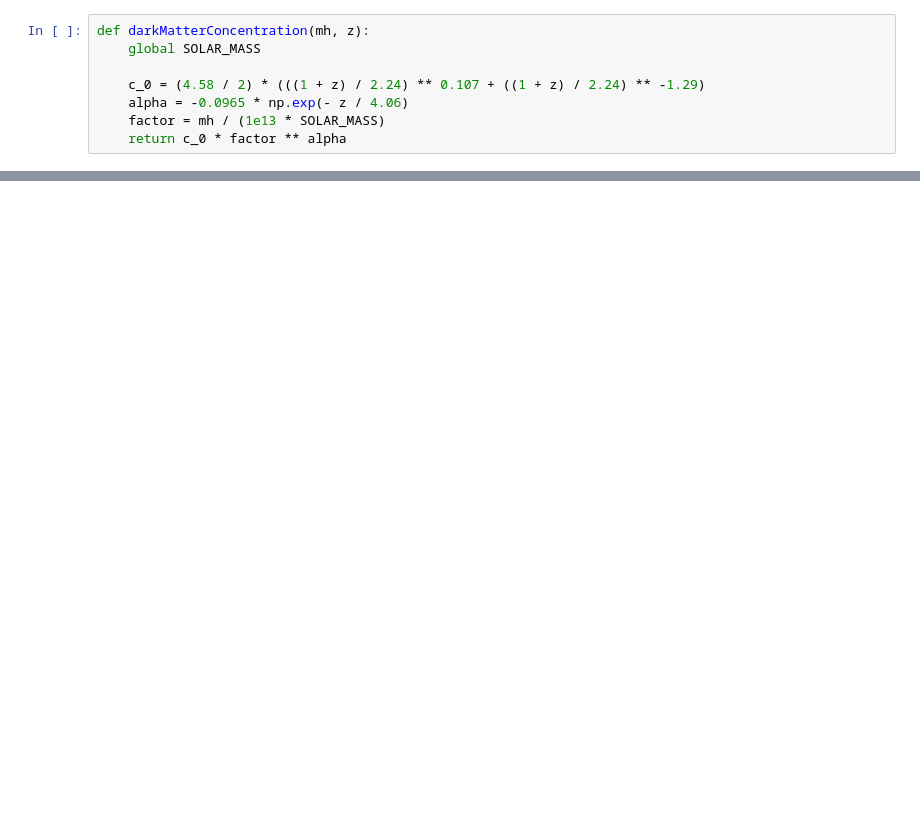
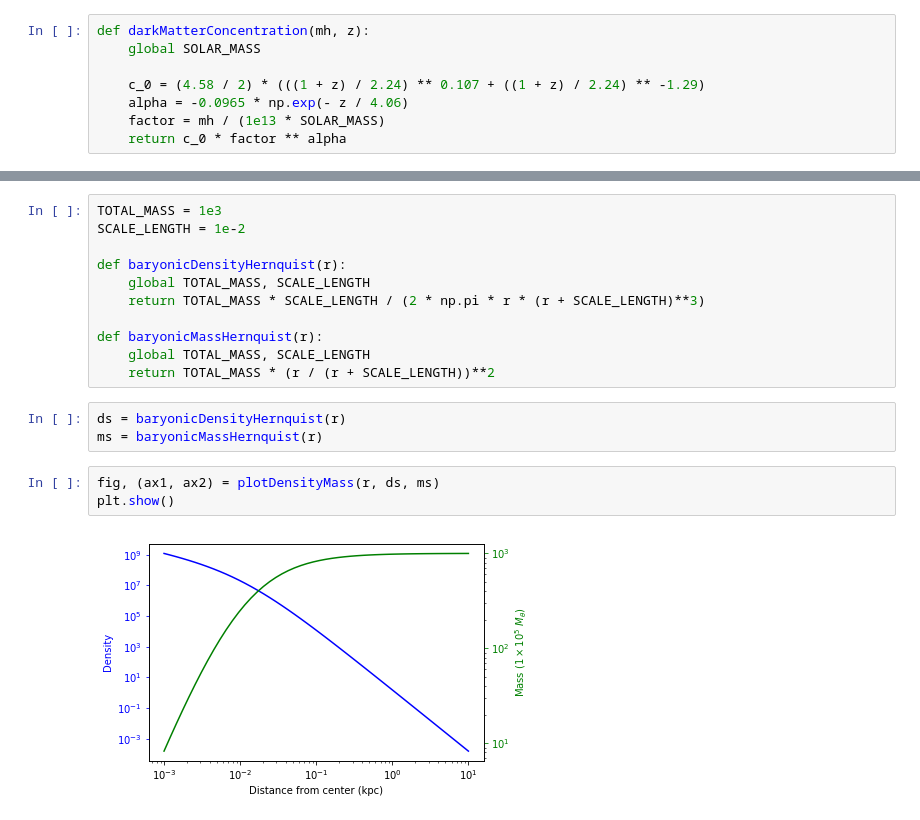
Before and after one commit to jsbarbosa/TesisFisica, a Jupyter notebook: Files/Week 3/BaseCase.ipynb, the cells around one changed output, grey strips where cells are left out. Cells and saved outputs as stored; diff of their text form; blank space fills up the shorter version.

```diff
--- a/Files/Week 3/BaseCase.ipynb
+++ b/Files/Week 3/BaseCase.ipynb
@@ -164,0 +279,19 @@ plt.show()
+# %%
+TOTAL_MASS = 1e3
+SCALE_LENGTH = 1e-2
+
+def baryonicDensityHernquist(r):
+    global TOTAL_MASS, SCALE_LENGTH
+    return TOTAL_MASS * SCALE_LENGTH / (2 * np.pi * r * (r + SCALE_LENGTH)**3)
+
+def baryonicMassHernquist(r):
+    global TOTAL_MASS, SCALE_LENGTH
+    return TOTAL_MASS * (r / (r + SCALE_LENGTH))**2
+# %%
+ds = baryonicDensityHernquist(r)
+ms = baryonicMassHernquist(r)
+# %%
+fig, (ax1, ax2) = plotDensityMass(r, ds, ms)
+plt.show()
+# %% [output]
+[figure, added]
```
Also changed, not shown: parts of 18 cells of this notebook, 32 other files.
